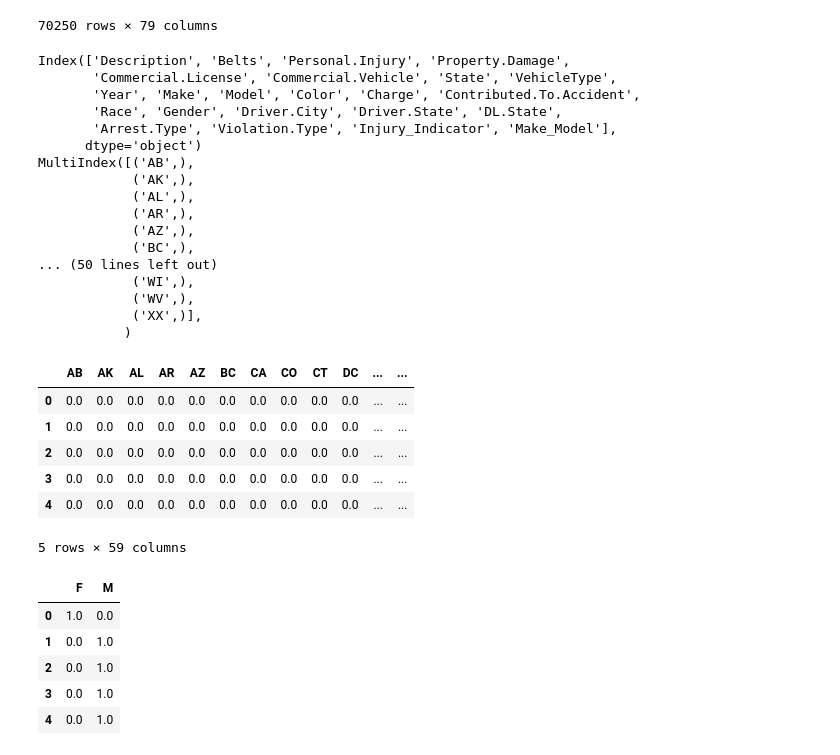
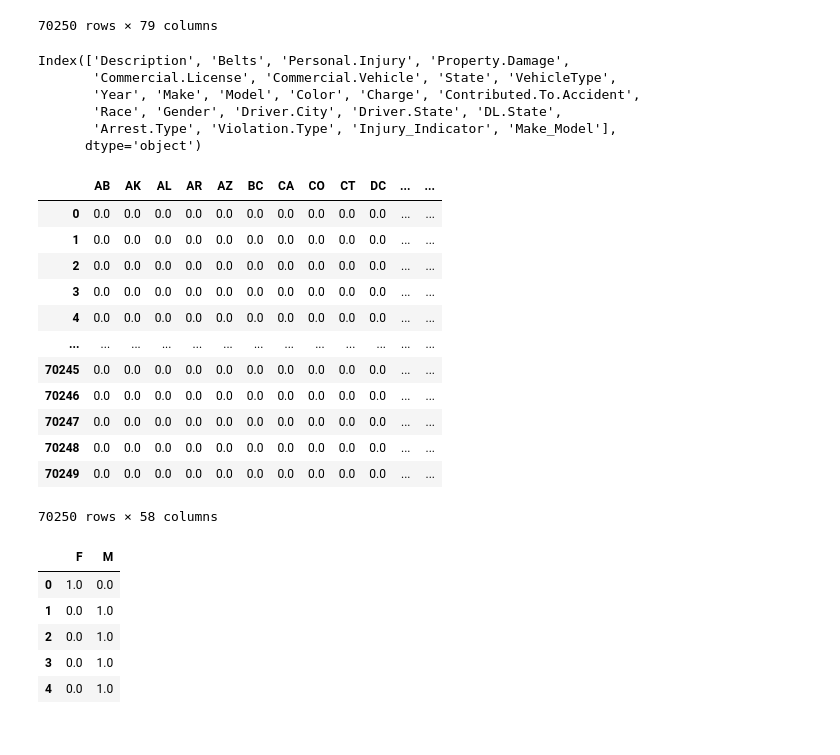
Before and after one commit to devPach4545/CSE_151A, a Jupyter notebook: CSE_151A_Project.ipynb, the cells around one changed output. Cells and saved outputs as stored; diff of their text form; code cells hidden in the pictures.

```diff
--- a/CSE_151A_Project.ipynb
+++ b/CSE_151A_Project.ipynb
@@ -624,37 +629,34 @@ new_data_eyaad
 # %%
 #encode DL.state - Vincent
 
 data.rename(columns={"DL.State": "DL_state"})
 print(data.columns)
 myohe = OneHotEncoder()
 myoheclassary = pd.DataFrame(myohe.fit_transform(data['DL.State'].values.reshape(-1,1)).toarray(), columns = myohe.categories_)
-print(myoheclassary.columns)
-myoheclassary.head()
+
+
+
+myoheclassary
 # %% [output]
 Index(['Description', 'Belts', 'Personal.Injury', 'Property.Damage',
        'Commercial.License', 'Commercial.Vehicle', 'State', 'VehicleType',
        'Year', 'Make', 'Model', 'Color', 'Charge', 'Contributed.To.Accident',
        'Race', 'Gender', 'Driver.City', 'Driver.State', 'DL.State',
        'Arrest.Type', 'Violation.Type', 'Injury_Indicator', 'Make_Model'],
       dtype='object')
-MultiIndex([('AB',),
-            ('AK',),
-            ('AL',),
-            ('AR',),
-            ('AZ',),
-            ('BC',),
-... (50 lines left out)
-            ('WI',),
-            ('WV',),
-            ('XX',)],
-           )
 |  | AB | AK | AL | AR | AZ | BC | CA | CO | CT | DC | ... | ... |
 | 0 | 0.0 | 0.0 | 0.0 | 0.0 | 0.0 | 0.0 | 0.0 | 0.0 | 0.0 | 0.0 | ... | ... |
 | 1 | 0.0 | 0.0 | 0.0 | 0.0 | 0.0 | 0.0 | 0.0 | 0.0 | 0.0 | 0.0 | ... | ... |
 | 2 | 0.0 | 0.0 | 0.0 | 0.0 | 0.0 | 0.0 | 0.0 | 0.0 | 0.0 | 0.0 | ... | ... |
 | 3 | 0.0 | 0.0 | 0.0 | 0.0 | 0.0 | 0.0 | 0.0 | 0.0 | 0.0 | 0.0 | ... | ... |
 | 4 | 0.0 | 0.0 | 0.0 | 0.0 | 0.0 | 0.0 | 0.0 | 0.0 | 0.0 | 0.0 | ... | ... |
+| ... | ... | ... | ... | ... | ... | ... | ... | ... | ... | ... | ... | ... |
+| 70245 | 0.0 | 0.0 | 0.0 | 0.0 | 0.0 | 0.0 | 0.0 | 0.0 | 0.0 | 0.0 | ... | ... |
+| 70246 | 0.0 | 0.0 | 0.0 | 0.0 | 0.0 | 0.0 | 0.0 | 0.0 | 0.0 | 0.0 | ... | ... |
+| 70247 | 0.0 | 0.0 | 0.0 | 0.0 | 0.0 | 0.0 | 0.0 | 0.0 | 0.0 | 0.0 | ... | ... |
+| 70248 | 0.0 | 0.0 | 0.0 | 0.0 | 0.0 | 0.0 | 0.0 | 0.0 | 0.0 | 0.0 | ... | ... |
+| 70249 | 0.0 | 0.0 | 0.0 | 0.0 | 0.0 | 0.0 | 0.0 | 0.0 | 0.0 | 0.0 | ... | ... |
-5 rows × 59 columns
+70250 rows × 58 columns
 # %%
 #encode gender - Uyen
 myohe = OneHotEncoder()
```
Also changed, not shown: parts of 7 cells of this notebook.
